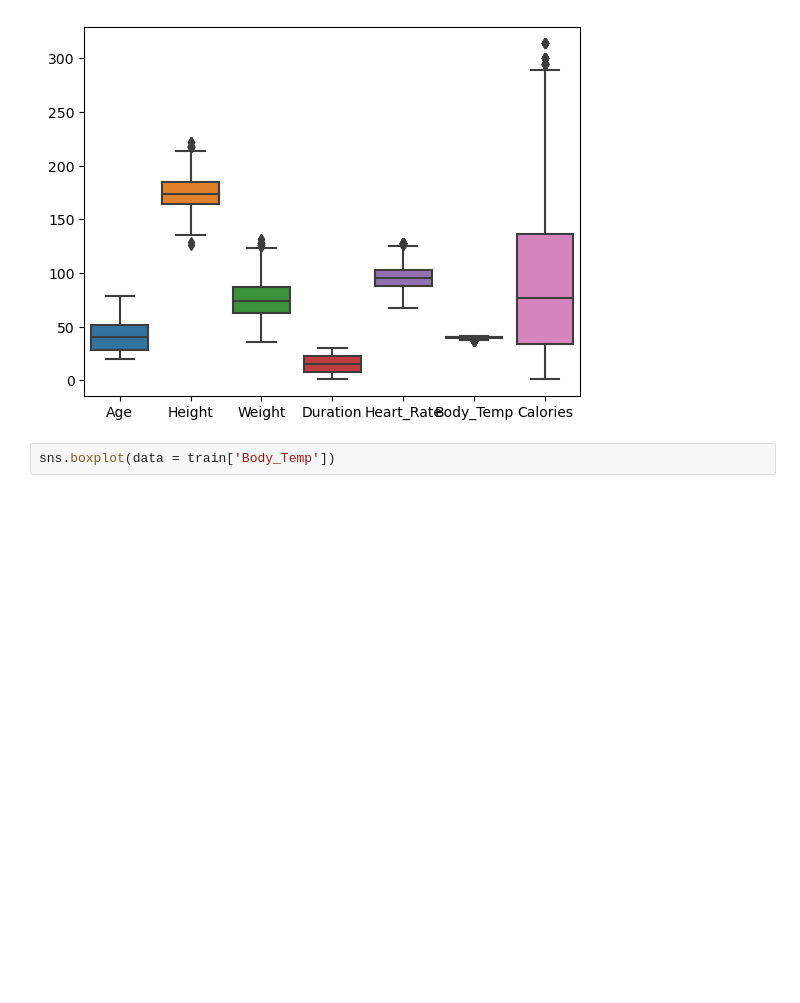
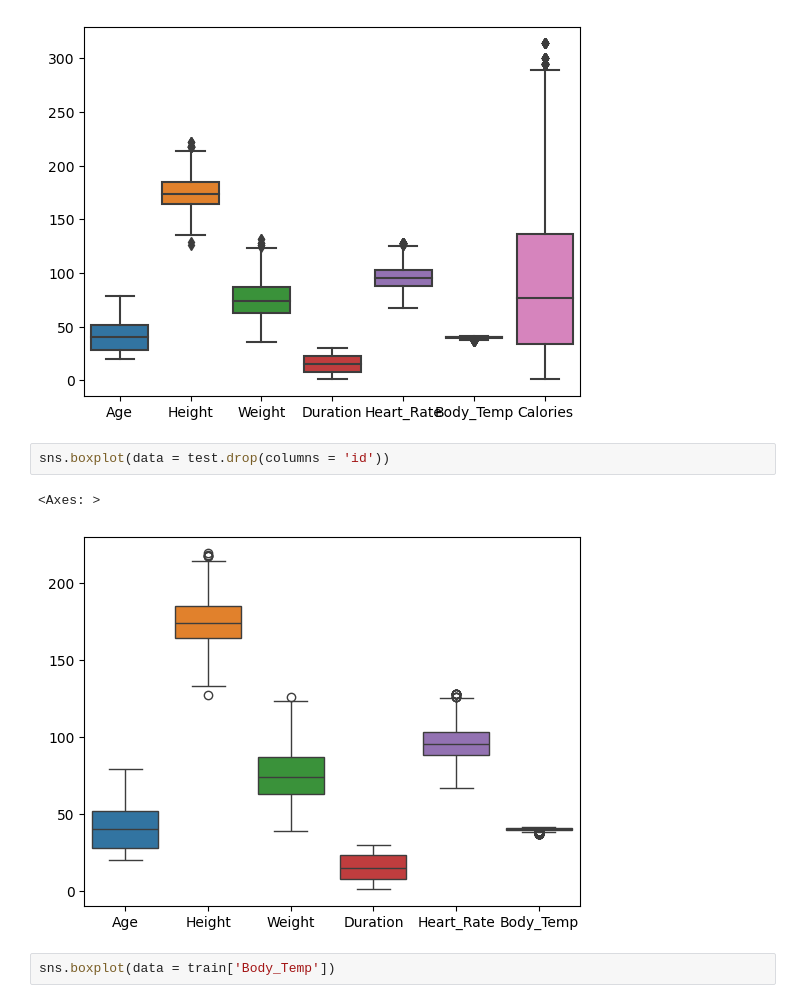
Before and after one commit to Wataru-Endo0314/Kaggle_Calorie_Expenditure, a Jupyter notebook: notebooks/week one.ipynb, the cells around one changed output. Cells and saved outputs as stored; diff of their text form; blank space fills up the shorter version.

```diff
--- a/notebooks/week one.ipynb
+++ b/notebooks/week one.ipynb
@@ -44,6 +93,11 @@ sns.boxplot(data = train.drop(columns = 'id'))
 # %% [output]
 <AxesSubplot:>
 [figure]
+# %%
+sns.boxplot(data = test.drop(columns = 'id'))
+# %% [output]
+<Axes: >
+[figure, added]
 # %%
 sns.boxplot(data = train['Body_Temp'])
 # %% [output]
```
Also changed, not shown: parts of 13 cells of this notebook.
